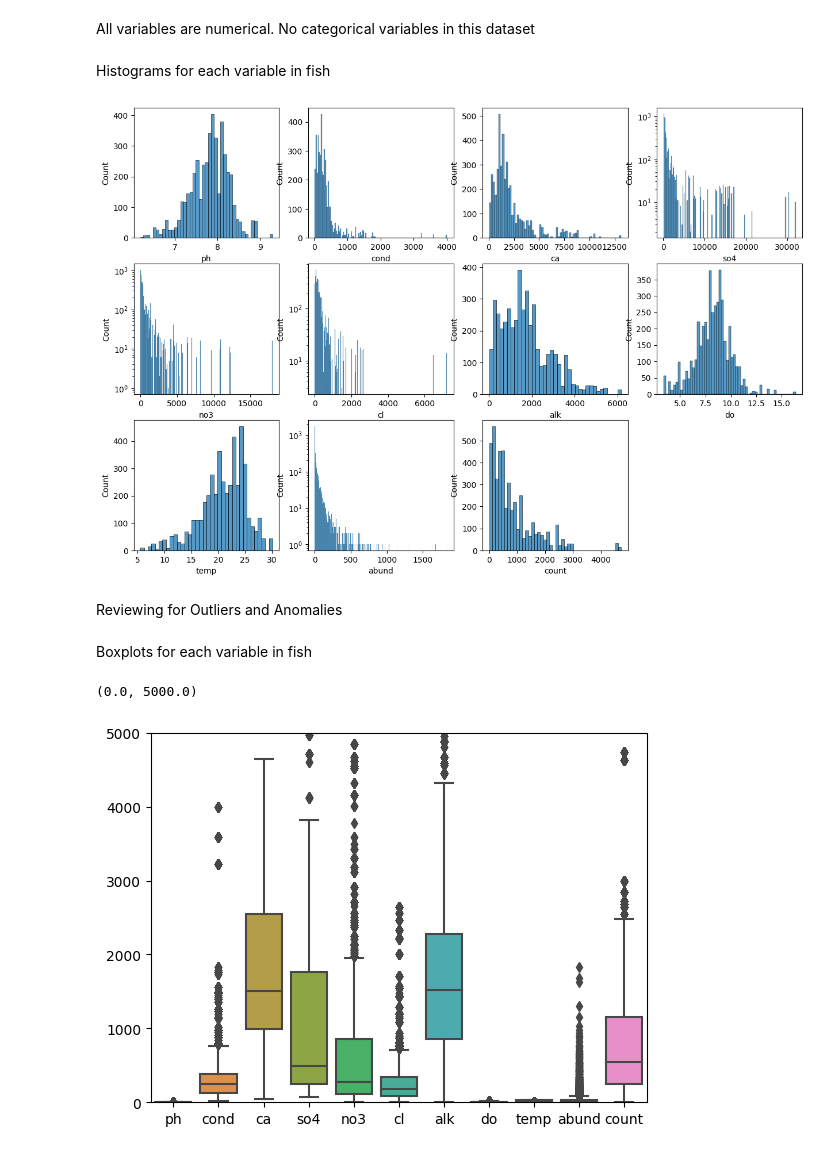
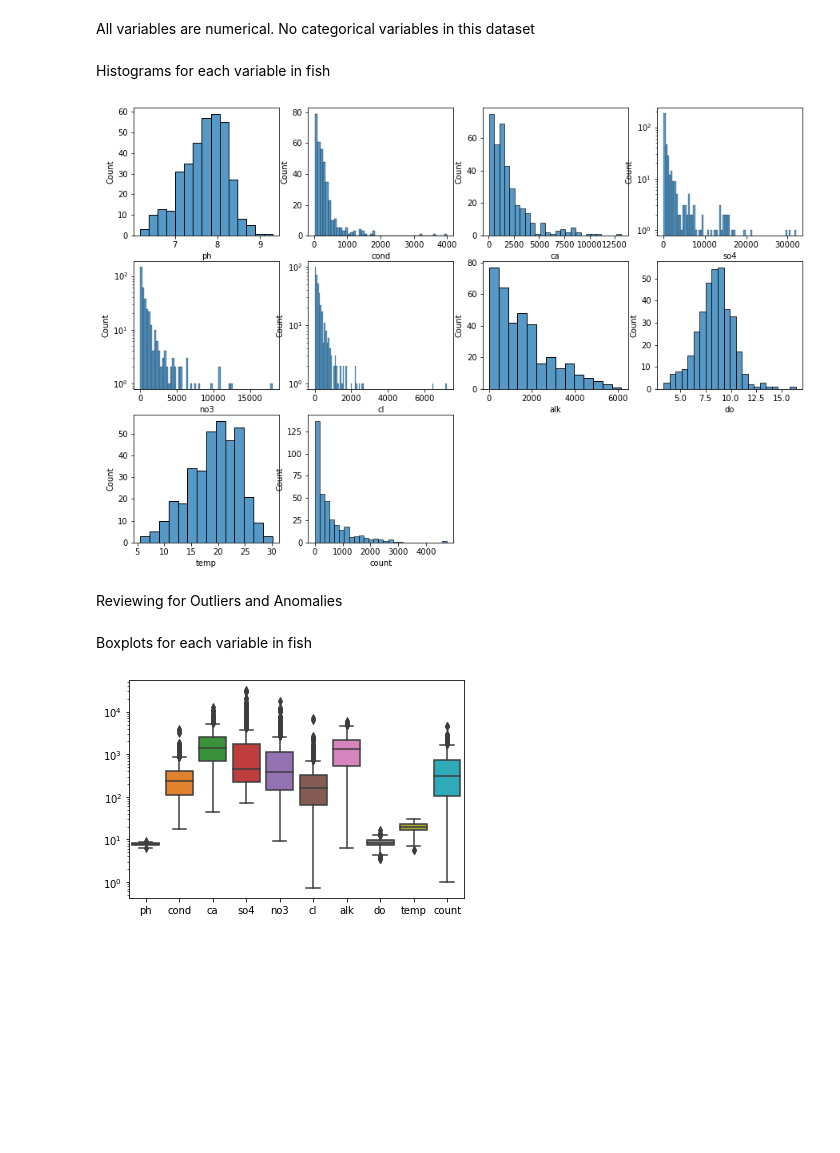
Before and after one commit to ruihan1228/DS, a Jupyter notebook: CapstoneOne/Part_2.ipynb, the cells around one changed output. Cells and saved outputs as stored; diff of their text form; code cells hidden in the pictures; blank space fills up the shorter version.

Commit message:
fix plotting after getting rid of abund and duplicates

```diff
--- a/CapstoneOne/Part_2.ipynb
+++ b/CapstoneOne/Part_2.ipynb
@@ -37,6 +36,7 @@ Histograms for each variable in fish
 # %%
 try:
     fig,ax=plt.subplots(3,4,figsize=(15,10))
+    fig.delaxes(ax[2,2]) # delete graph 11, 0 based index here
     fig.delaxes(ax[2,3]) # delete graph 12, 0 based index here
     for i in range(ax.shape[0]):
         for j in range(ax.shape[1]):
@@ -44,23 +44,22 @@ try:
             fig.axes[3].set_yscale('log') # SO4
             fig.axes[4].set_yscale('log') # NO3
             fig.axes[5].set_yscale('log') # Cl
-            fig.axes[9].set_yscale('log') # abund
 except IndexError:
     pass
 # %% [output]
-[figure, old version]
+[figure, new version]
 # %% [markdown]
 Reviewing for Outliers and Anomalies \
 \
 Boxplots for each variable in fish
 # %%
 #fig,ax=plt.subplots()
-sns.boxplot(f)
-plt.ylim(0,5000)
+sns.boxplot(data=f)
+#plt.ylim(0,5000)
 #ax.set_yscale("log")
+plt.yscale('log')
 # %% [output]
-(0.0, 5000.0)
-[figure, old version]
+[figure, new version]
 # %%
 fig,ax=plt.subplots(figsize=(14,12))
 sns.heatmap(f.corr(),linewidths=.1, annot=True)
```
Also changed, not shown: parts of 4 cells of this notebook.
